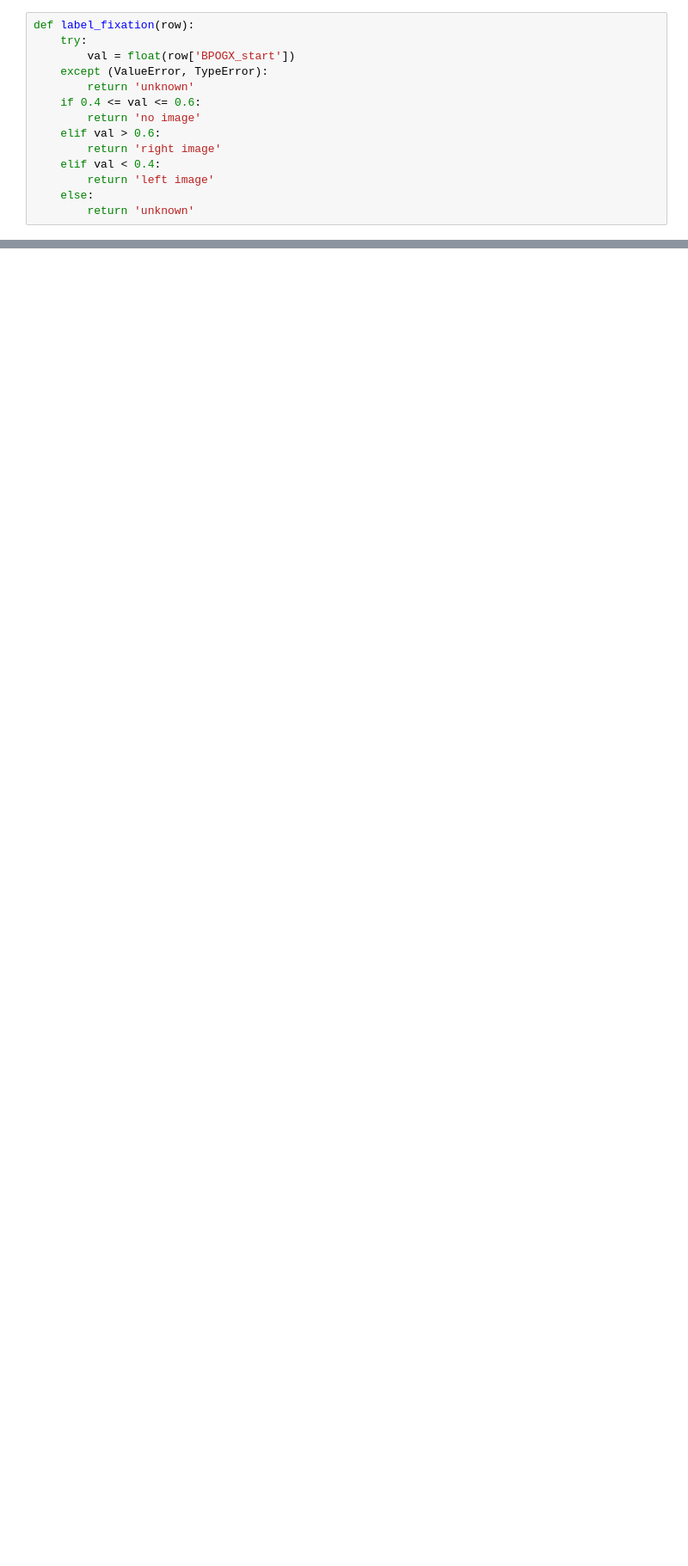
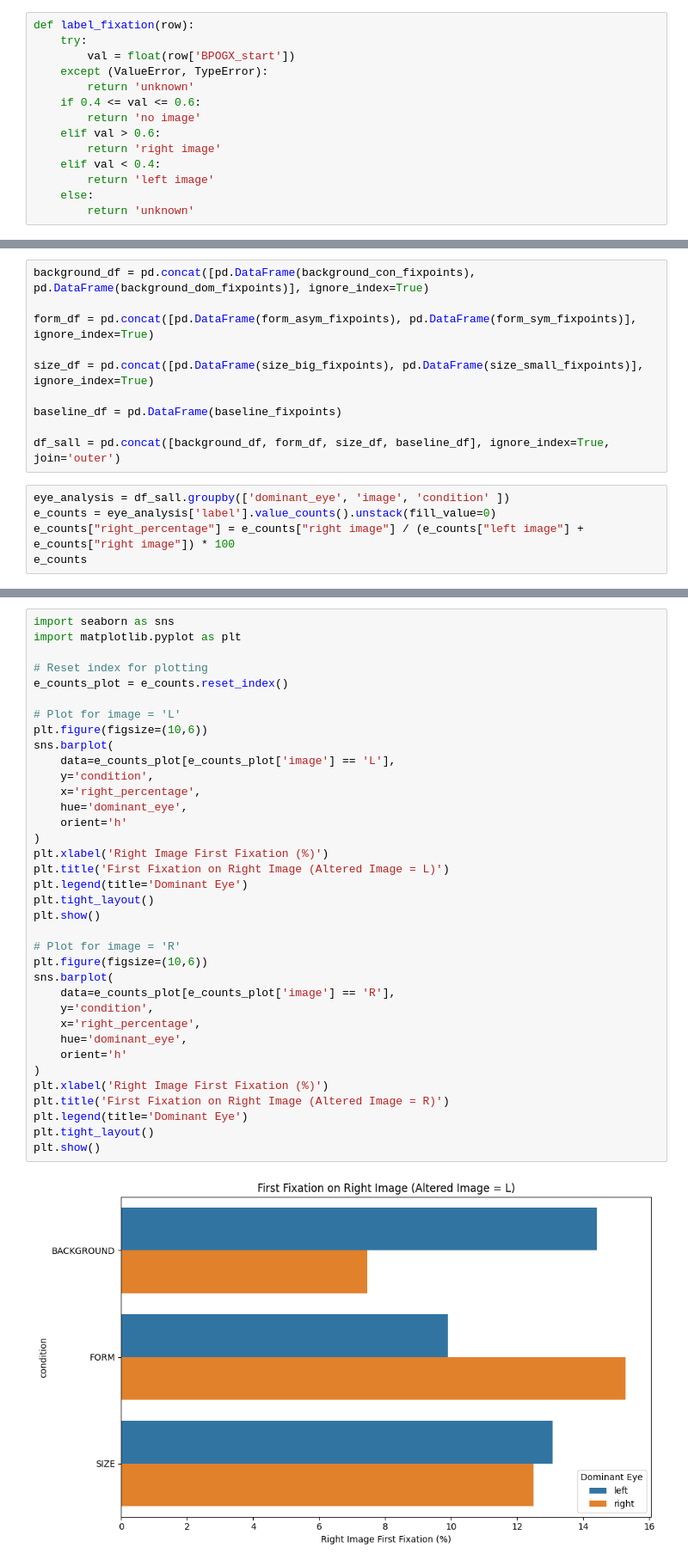
Before and after one commit to MadlenBartsch/EyeTracking_Projekt, a Jupyter notebook: scripts/AnalysisPipeline.ipynb, the cells around one changed output, grey strips where cells are left out. Shown at 86% size. Drawn from its saved outputs; the diff is of its cells as text; blank space fills up the shorter version.

Commit message:
changes in analysis scripts

```diff
--- a/scripts/AnalysisPipeline.ipynb
+++ b/scripts/AnalysisPipeline.ipynb
@@ -627,3 +661,18 @@ Try using .loc[row_indexer,col_indexer] = value instead
 See the caveats in the documentation: https://pandas.pydata.org/pandas-docs/stable/user_guide/indexing.html#returning-a-view-versus-a-copy
   size_big_fixpoints_R_left['ImageCategoryCombination'] = size_big_fixpoints_R_left['left_cat'] + ' - ' + size_big_fixpoints_R_left['right_cat']
 [figure]
+# %%
+background_df = pd.concat([pd.DataFrame(background_con_fixpoints), pd.DataFrame(background_dom_fixpoints)], ignore_index=True)
+
+form_df = pd.concat([pd.DataFrame(form_asym_fixpoints), pd.DataFrame(form_sym_fixpoints)], ignore_index=True)
+
+size_df = pd.concat([pd.DataFrame(size_big_fixpoints), pd.DataFrame(size_small_fixpoints)], ignore_index=True)
+
+baseline_df = pd.DataFrame(baseline_fixpoints)
+
+df_sall = pd.concat([background_df, form_df, size_df, baseline_df], ignore_index=True, join='outer')
+# %%
+eye_analysis = df_sall.groupby(['dominant_eye', 'image', 'condition' ])
+e_counts = eye_analysis['label'].value_counts().unstack(fill_value=0)
+e_counts["right_percentage"] = e_counts["right image"] / (e_counts["left image"] + e_counts["right image"]) * 100
+e_counts
@@ -629,0 +694,38 @@ See the caveats in the documentation: https://pandas.pydata.org/pandas-docs/stab
+# %%
+import seaborn as sns
+import matplotlib.pyplot as plt
+
+# Reset index for plotting
+e_counts_plot = e_counts.reset_index()
+
+# Plot for image = 'L'
+plt.figure(figsize=(10,6))
+sns.barplot(
+    data=e_counts_plot[e_counts_plot['image'] == 'L'],
+    y='condition',
+    x='right_percentage',
+    hue='dominant_eye',
+    orient='h'
+)
+plt.xlabel('Right Image First Fixation (%)')
+plt.title('First Fixation on Right Image (Altered Image = L)')
+plt.legend(title='Dominant Eye')
+plt.tight_layout()
+plt.show()
+
+# Plot for image = 'R'
+plt.figure(figsize=(10,6))
+sns.barplot(
+    data=e_counts_plot[e_counts_plot['image'] == 'R'],
+    y='condition',
+    x='right_percentage',
+    hue='dominant_eye',
+    orient='h'
+)
+plt.xlabel('Right Image First Fixation (%)')
+plt.title('First Fixation on Right Image (Altered Image = R)')
+plt.legend(title='Dominant Eye')
+plt.tight_layout()
+plt.show()
+# %% [output]
+[figure, added]
```
Also changed, not shown: parts of 8 cells of this notebook, 1 other file.
